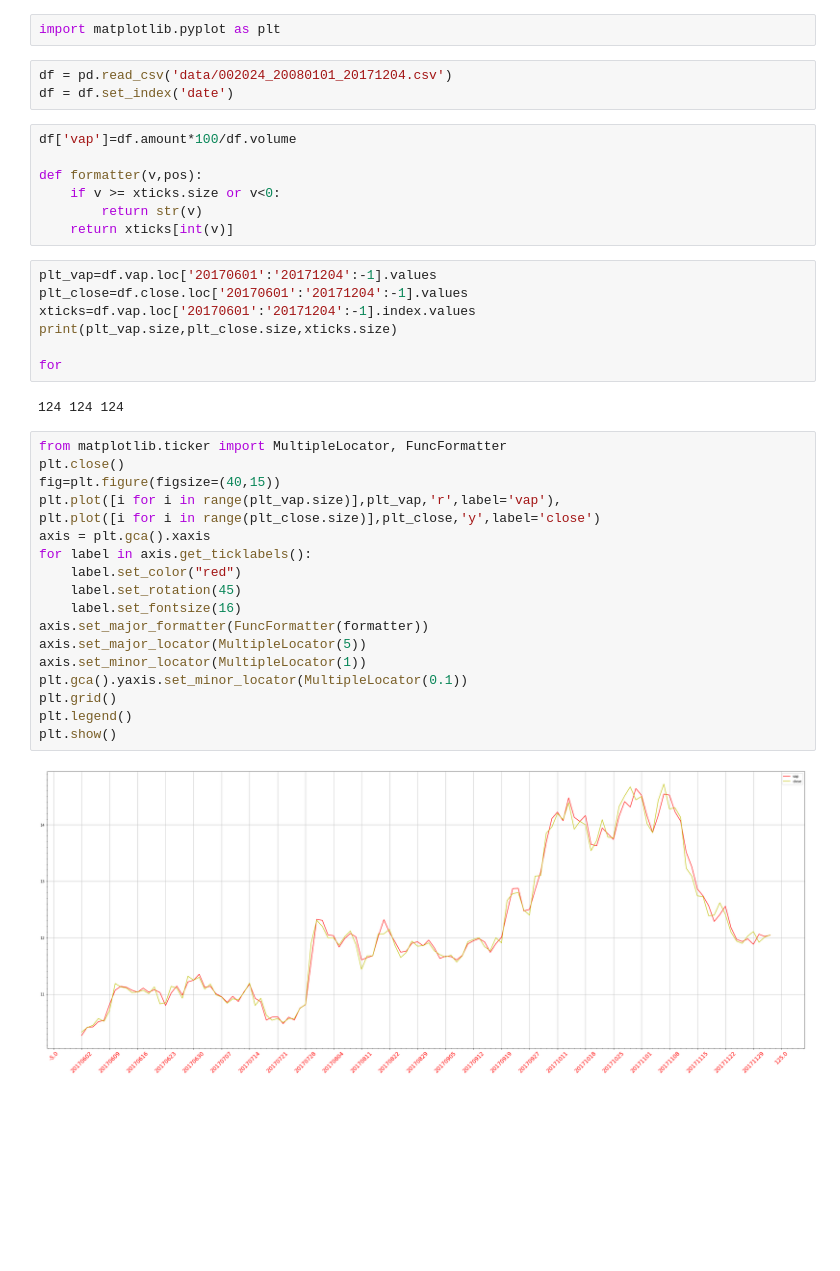
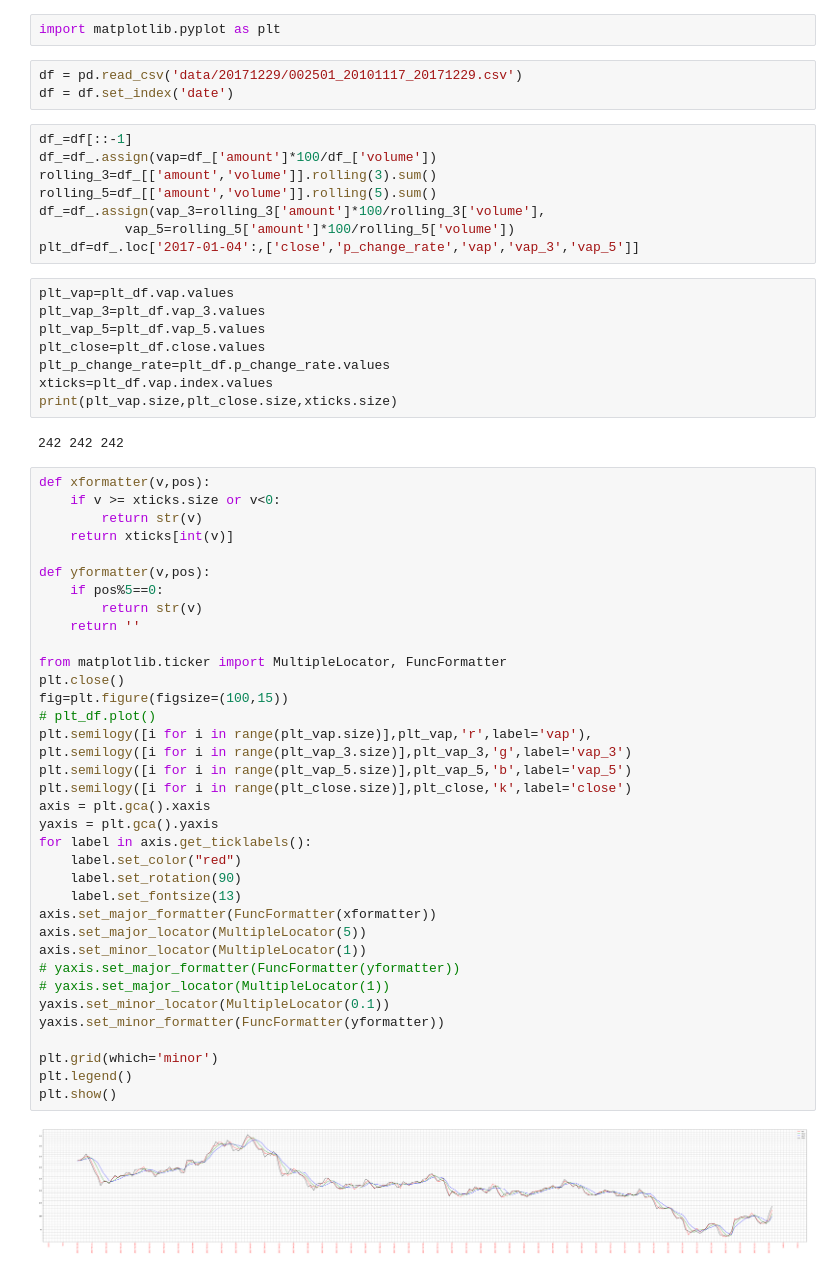
Before and after one commit to lasite/ML_stock, a Jupyter notebook: data analyze.ipynb, the cells around one changed output. Saved outputs shown, nothing was run; the diff lists cells and outputs as text; blank space fills up the shorter version.

Commit message:
analyze valume average price and plot vap, vap_3, vap_5

```diff
--- a/data analyze.ipynb
+++ b/data analyze.ipynb
@@ -7,41 +7,61 @@ import data_collecter_sohu
 # %%
 import matplotlib.pyplot as plt
 # %%
-df = pd.read_csv('data/002024_20080101_20171204.csv')
+df = pd.read_csv('data/20171229/002501_20101117_20171229.csv')
 df = df.set_index('date')
-# %%
-df['vap']=df.amount*100/df.volume
-
-def formatter(v,pos):
-    if v >= xticks.size or v<0:
-        return str(v)
-    return xticks[int(v)]
+# %%
+df_=df[::-1]
+df_=df_.assign(vap=df_['amount']*100/df_['volume'])
+rolling_3=df_[['amount','volume']].rolling(3).sum()
+rolling_5=df_[['amount','volume']].rolling(5).sum()
+df_=df_.assign(vap_3=rolling_3['amount']*100/rolling_3['volume'],
+           vap_5=rolling_5['amount']*100/rolling_5['volume'])
+plt_df=df_.loc['2017-01-04':,['close','p_change_rate','vap','vap_3','vap_5']]
 # %%
-plt_vap=df.vap.loc['20170601':'20171204':-1].values
-plt_close=df.close.loc['20170601':'20171204':-1].values
-xticks=df.vap.loc['20170601':'20171204':-1].index.values
+plt_vap=plt_df.vap.values
+plt_vap_3=plt_df.vap_3.values
+plt_vap_5=plt_df.vap_5.values
+plt_close=plt_df.close.values
+plt_p_change_rate=plt_df.p_change_rate.values
+xticks=plt_df.vap.index.values
 print(plt_vap.size,plt_close.size,xticks.size)
-
-for
 # %% [output]
-124 124 124
+242 242 242
 # %%
+def xformatter(v,pos):
+    if v >= xticks.size or v<0:
+        return str(v)
+    return xticks[int(v)]
+
+def yformatter(v,pos):
+    if pos%5==0:
+        return str(v)
+    return ''
+
 from matplotlib.ticker import MultipleLocator, FuncFormatter
 plt.close()
-fig=plt.figure(figsize=(40,15))
-plt.plot([i for i in range(plt_vap.size)],plt_vap,'r',label='vap'),
-plt.plot([i for i in range(plt_close.size)],plt_close,'y',label='close')
+fig=plt.figure(figsize=(100,15))
+# plt_df.plot()
+plt.semilogy([i for i in range(plt_vap.size)],plt_vap,'r',label='vap'),
+plt.semilogy([i for i in range(plt_vap_3.size)],plt_vap_3,'g',label='vap_3')
+plt.semilogy([i for i in range(plt_vap_5.size)],plt_vap_5,'b',label='vap_5')
+plt.semilogy([i for i in range(plt_close.size)],plt_close,'k',label='close')
 axis = plt.gca().xaxis
+yaxis = plt.gca().yaxis
 for label in axis.get_ticklabels():
     label.set_color("red")
-    label.set_rotation(45)
-    label.set_fontsize(16)
-axis.set_major_formatter(FuncFormatter(formatter))
+    label.set_rotation(90)
+    label.set_fontsize(13)
+axis.set_major_formatter(FuncFormatter(xformatter))
 axis.set_major_locator(MultipleLocator(5))
 axis.set_minor_locator(MultipleLocator(1))
-plt.gca().yaxis.set_minor_locator(MultipleLocator(0.1))
-plt.grid()
+# yaxis.set_major_formatter(FuncFormatter(yformatter))
+# yaxis.set_major_locator(MultipleLocator(1))
+yaxis.set_minor_locator(MultipleLocator(0.1))
+yaxis.set_minor_formatter(FuncFormatter(yformatter))
+
+plt.grid(which='minor')
 plt.legend()
 plt.show()
 # %% [output]
-[figure, old version]
+[figure, new version]
```
Also changed, not shown: parts of 5 cells of this notebook, 1 other file.
